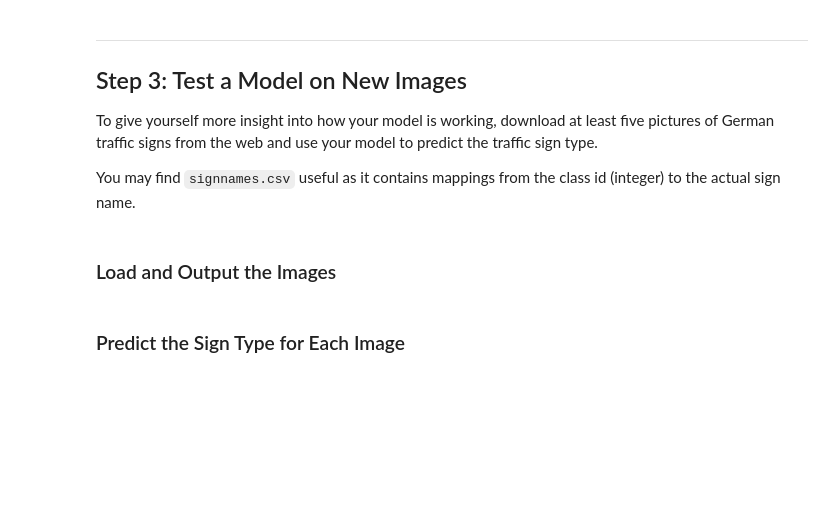
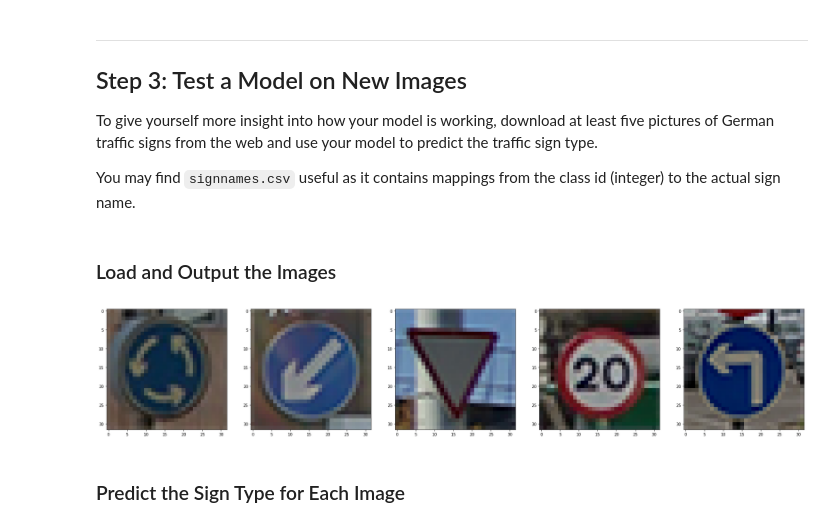
Before and after one commit to Zoetic-Zephyr/CarND-Traffic-Sign-Classifier, a Jupyter notebook: Traffic_Sign_Classifier.ipynb, the cells around one changed output. Saved outputs shown, nothing was run; the diff lists cells and outputs as text; code cells hidden in the pictures; blank space fills up the shorter version.

Commit message:
Load & output custom images, run prediction, update custom image names to reveal the answers

```diff
--- a/Traffic_Sign_Classifier.ipynb
+++ b/Traffic_Sign_Classifier.ipynb
@@ -468,33 +468,27 @@ You may find `signnames.csv` useful as it contains mappings from the class id (i
 # %%
 ### Load the images and plot them here.
 ### Feel free to use as many code cells as needed.
 import os
 import cv2
 import matplotlib.image as mpimg
 
 img_paths = os.listdir("custom_images")
-images = list()
-labels = list()
+custom_images = list()
 
 # read images and resize
 for img_path in img_paths:
     # read image from file
-    img = mpimg.imread(os.path.join("traffic-sign-images", img_path))
-    images.append(img)
-
-    # prefix of each image name is a number of its category
-    labels.append(int(img_path[0:img_path.find('-')]))
-images = np.array(images)
-labels = np.array(labels)
-
+    img = mpimg.imread(os.path.join("custom_images", img_path))
+    custom_images.append(img)
+custom_images = np.array(custom_images)
 
 # output the resized images
 fig = plt.figure(figsize=(hw,hw))
-for i in range(0, len(images)):
-    ax = fig.add_subplot(1, len(images), i+1)
-    ax.set_title(sign_names[labels[i]])
-    ax.set_ylabel("id: {id}".format(id=labels[i]))
-    plt.imshow(images[i])
+for i in range(0, len(custom_images)):
+    ax = fig.add_subplot(1, len(custom_images), i+1)
+    plt.imshow(custom_images[i])
 plt.show()
+# %% [output]
+[figure, added]
 # %% [markdown]
 ### Predict the Sign Type for Each Image
```
Also changed, not shown: parts of 6 cells of this notebook, 5 other files.
